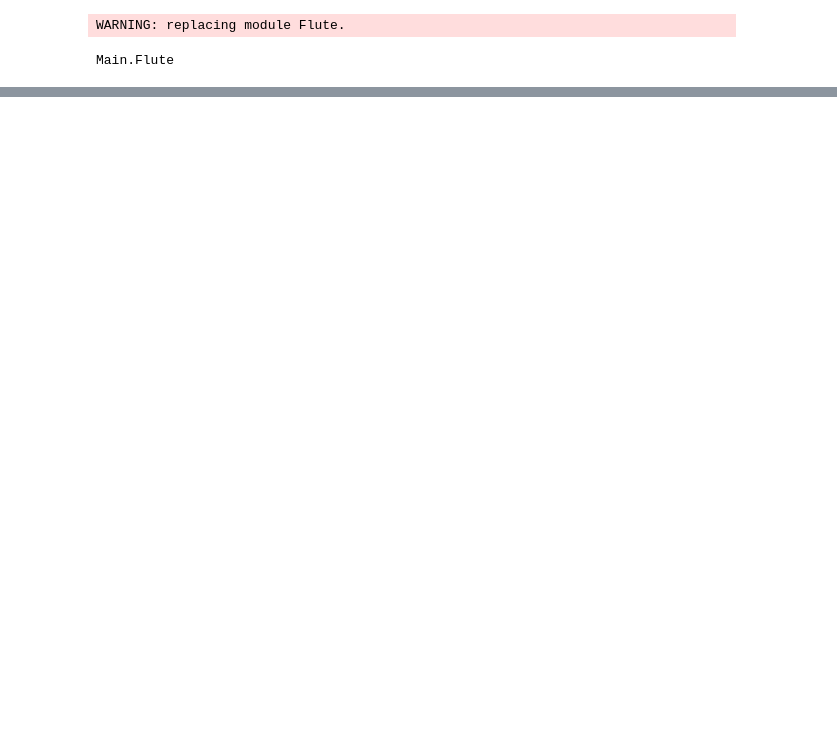
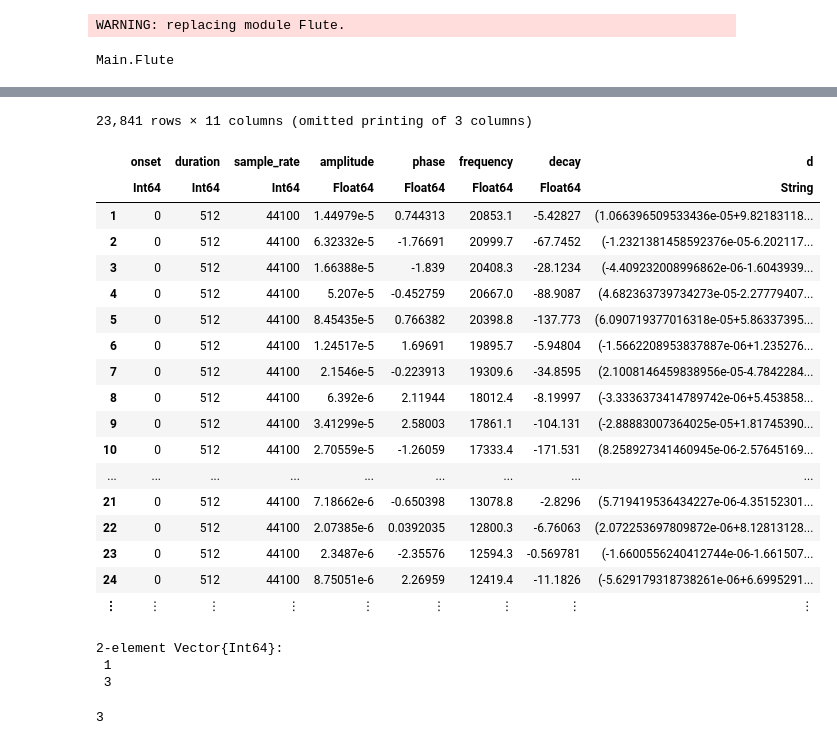
Before and after one commit to anastasiakrouglova/Master-Thesis, a Jupyter notebook: resonance-knowledge/Resonance.ipynb, the cells around one changed output, grey strips where cells are left out. Drawn from its saved outputs; the diff is of its cells as text; code cells hidden in the pictures; blank space fills up the shorter version.

```diff
--- a/resonance-knowledge/Resonance.ipynb
+++ b/resonance-knowledge/Resonance.ipynb
@@ -92,4 +123,36 @@ filter(:onset => o->o==0, Flute.__data__.data)
 | ⋮ | ⋮ | ⋮ | ⋮ | ⋮ | ⋮ | ⋮ | ⋮ | ⋮ |
+# %%
+filter(:frequency => f->f>=0, Flute.__data__.data)
+# %% [output]
+23,841 rows × 11 columns (omitted printing of 3 columns)
+|  | onset | duration | sample_rate | amplitude | phase | frequency | decay | d |
+|  | Int64 | Int64 | Int64 | Float64 | Float64 | Float64 | Float64 | String |
+| 1 | 0 | 512 | 44100 | 1.44979e-5 | 0.744313 | 20853.1 | -5.42827 | (1.066396509533436e-05+9.82183118... |
+| 2 | 0 | 512 | 44100 | 6.32332e-5 | -1.76691 | 20999.7 | -67.7452 | (-1.2321381458592376e-05-6.202117... |
+| 3 | 0 | 512 | 44100 | 1.66388e-5 | -1.839 | 20408.3 | -28.1234 | (-4.409232008996862e-06-1.6043939... |
+| 4 | 0 | 512 | 44100 | 5.207e-5 | -0.452759 | 20667.0 | -88.9087 | (4.682363739734273e-05-2.27779407... |
+| 5 | 0 | 512 | 44100 | 8.45435e-5 | 0.766382 | 20398.8 | -137.773 | (6.090719377016318e-05+5.86337395... |
+| 6 | 0 | 512 | 44100 | 1.24517e-5 | 1.69691 | 19895.7 | -5.94804 | (-1.5662208953837887e-06+1.235276... |
+| 7 | 0 | 512 | 44100 | 2.1546e-5 | -0.223913 | 19309.6 | -34.8595 | (2.1008146459838956e-05-4.7842284... |
+| 8 | 0 | 512 | 44100 | 6.392e-6 | 2.11944 | 18012.4 | -8.19997 | (-3.3336373414789742e-06+5.453858... |
+| 9 | 0 | 512 | 44100 | 3.41299e-5 | 2.58003 | 17861.1 | -104.131 | (-2.88883007364025e-05+1.81745390... |
+| 10 | 0 | 512 | 44100 | 2.70559e-5 | -1.26059 | 17333.4 | -171.531 | (8.258927341460945e-06-2.57645169... |
+| ... | ... | ... | ... | ... | ... | ... | ... | ... |
+| 21 | 0 | 512 | 44100 | 7.18662e-6 | -0.650398 | 13078.8 | -2.8296 | (5.719419536434227e-06-4.35152301... |
+| 22 | 0 | 512 | 44100 | 2.07385e-6 | 0.0392035 | 12800.3 | -6.76063 | (2.072253697809872e-06+8.12813128... |
+| 23 | 0 | 512 | 44100 | 2.3487e-6 | -2.35576 | 12594.3 | -0.569781 | (-1.6600556240412744e-06-1.661507... |
+| 24 | 0 | 512 | 44100 | 8.75051e-6 | 2.26959 | 12419.4 | -11.1826 | (-5.629179318738261e-06+6.6995291... |
+| ⋮ | ⋮ | ⋮ | ⋮ | ⋮ | ⋮ | ⋮ | ⋮ | ⋮ |
+# %%
+vec = [1, 3]
+# %% [output]
+2-element Vector{Int64}:
+ 1
+ 3
+# %%
+vec[2]
+# %% [output]
+3
 # %%
 using DataFrames
 using CSV
```
Also changed, not shown: parts of 48 cells of this notebook, 1 other file.
